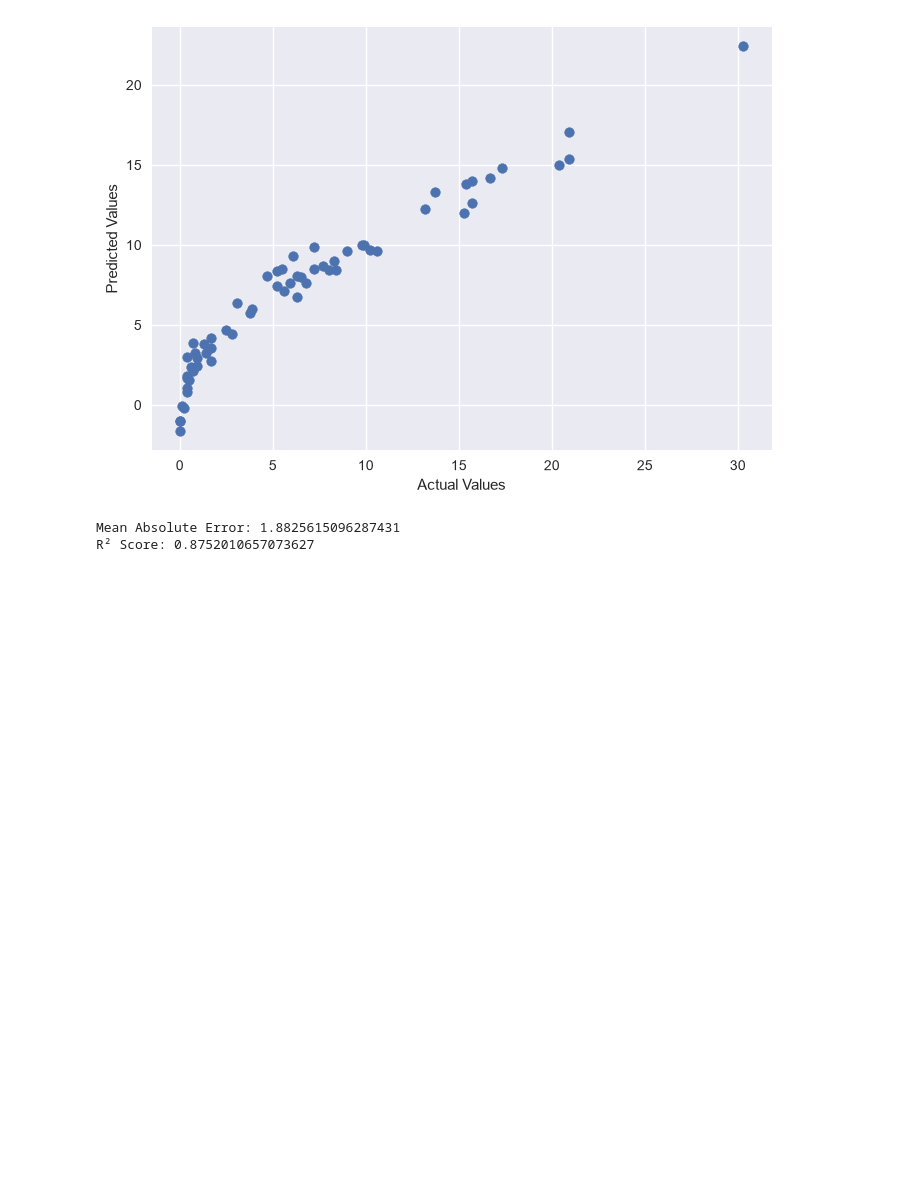
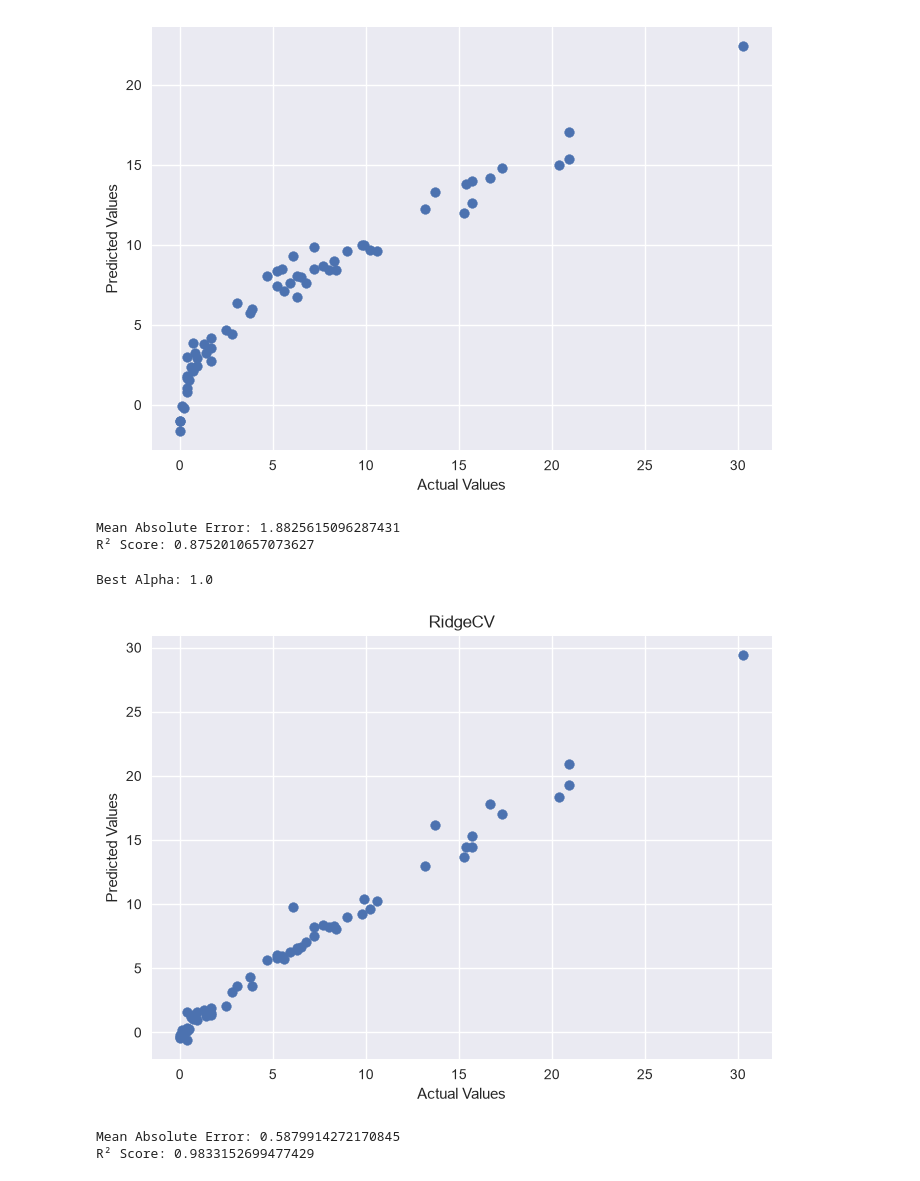
Before and after one commit to nios-x/mlai-notes, a Jupyter notebook: linear-lasso-rigid-elastic-regression.ipynb, the cells around one changed output. Drawn from its saved outputs; the diff is of its cells as text; code cells hidden in the pictures; blank space fills up the shorter version.

```diff
--- a/linear-lasso-rigid-elastic-regression.ipynb
+++ b/linear-lasso-rigid-elastic-regression.ipynb
@@ -256,3 +256,36 @@ print("R² Score:", r2)
 [figure]
 Mean Absolute Error: 1.8825615096287431
 R² Score: 0.8752010657073627
+# %%
+from sklearn.linear_model import RidgeCV
+from sklearn.metrics import r2_score, mean_absolute_error
+import matplotlib.pyplot as plt
+
+# Ridge with Cross Validation
+modelr = RidgeCV(cv=5)
+modelr.fit(X_train, y_train)
+
+# Best alpha chosen by cross-validation
+print("Best Alpha:", modelr.alpha_)
+
+# Predictions
+y_pred = modelr.predict(X_test)
+
+# Evaluation
+r2 = r2_score(y_test, y_pred)
+mae = mean_absolute_error(y_test, y_pred)
+
+# Plot
+plt.scatter(y_test, y_pred)
+plt.xlabel("Actual Values")
+plt.ylabel("Predicted Values")
+plt.title("RidgeCV")
+plt.show()
+
+print("Mean Absolute Error:", mae)
+print("R² Score:", r2)
+# %% [output]
+Best Alpha: 1.0
+[figure, added]
+Mean Absolute Error: 0.5879914272170845
+R² Score: 0.9833152699477429
```
